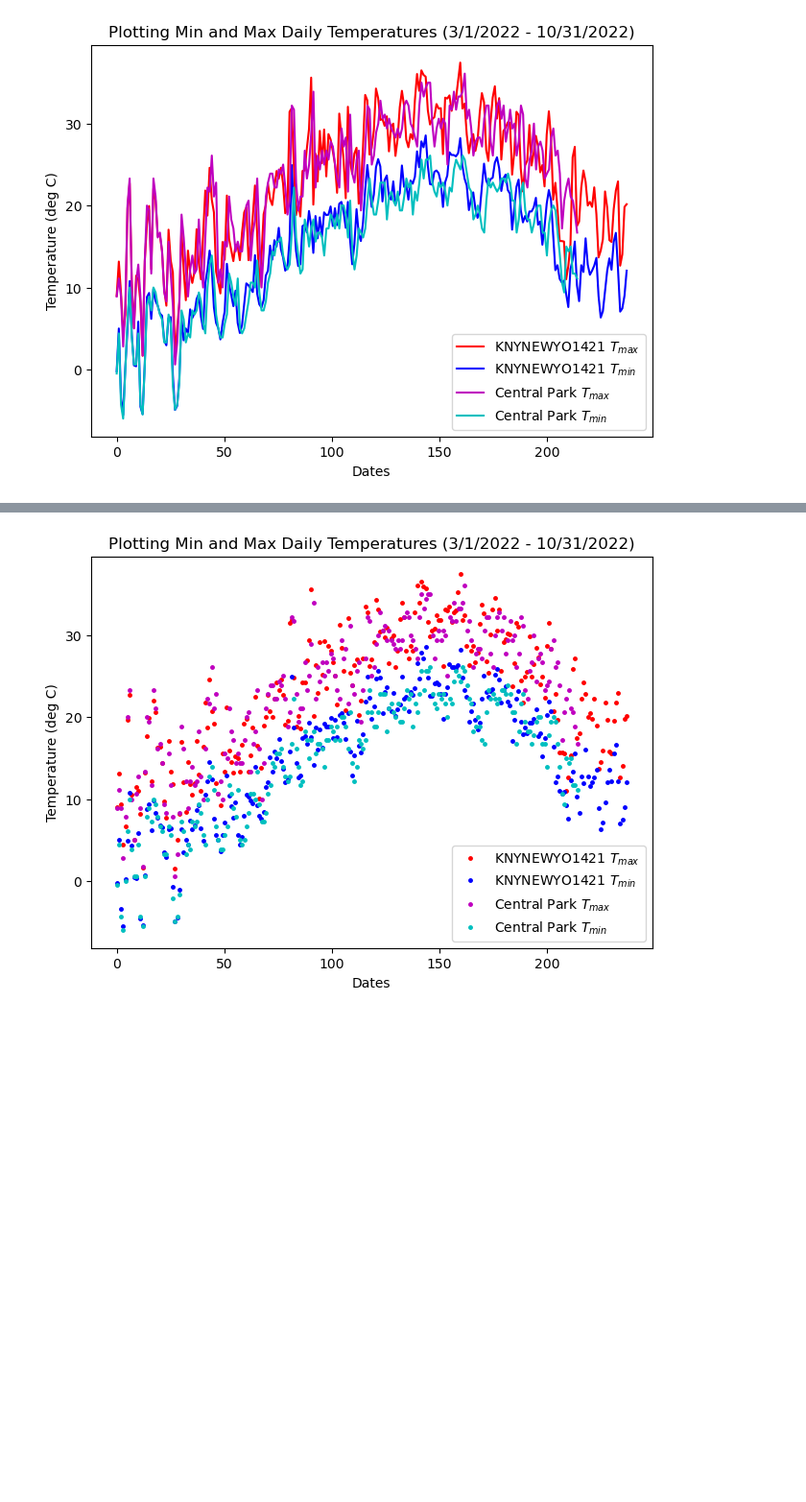
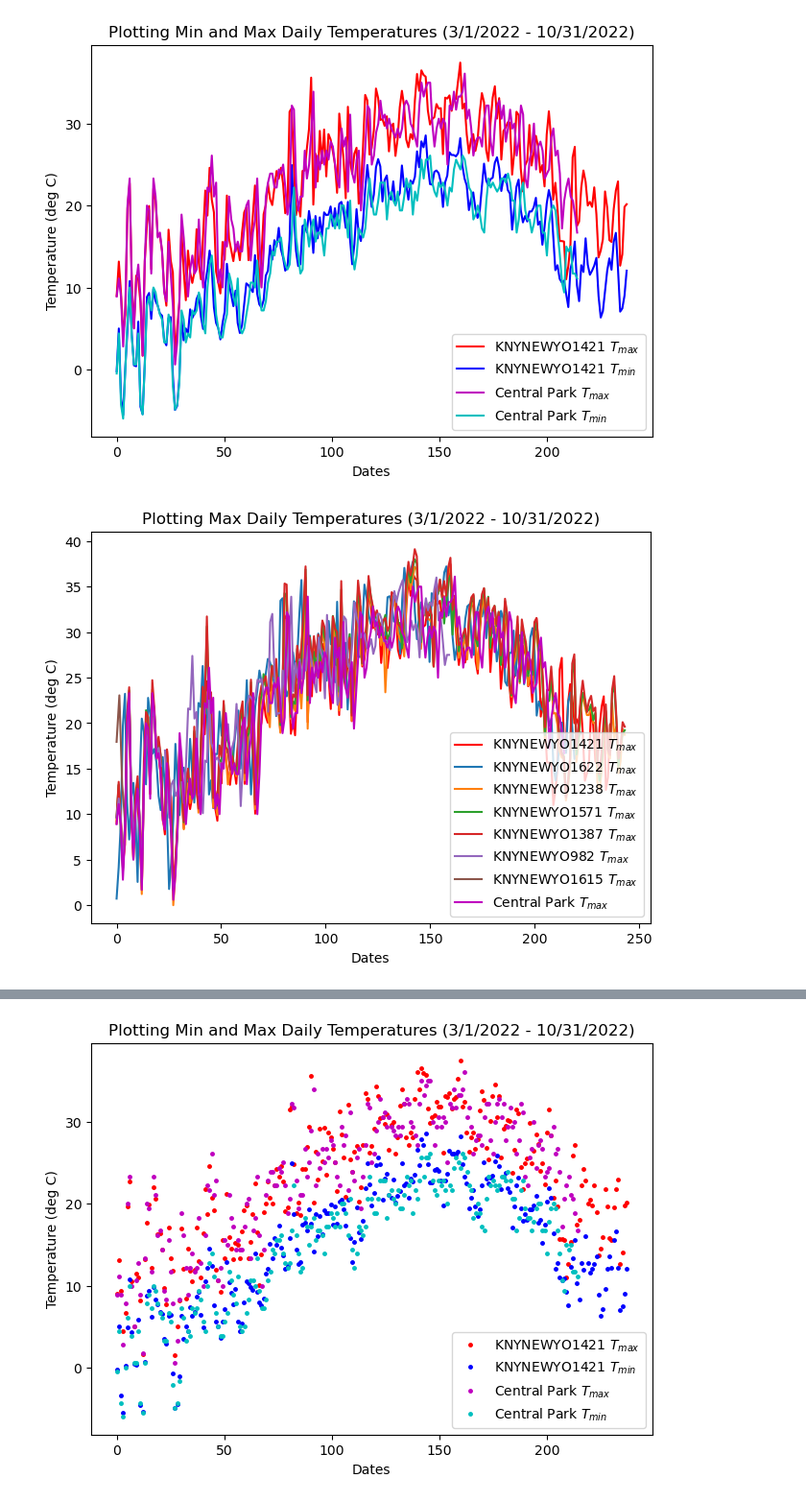
Before and after one commit to soph-loaf/aht_project, a Jupyter notebook: Analyzing_WUData_SAL.ipynb, the cells around one changed output, grey strips where cells are left out. Shown at 96% size. Saved outputs shown, nothing was run; the diff lists cells and outputs as text; code cells hidden in the pictures; blank space fills up the shorter version.

Commit message:
4/26 doing some temperature plotting

```diff
--- a/Analyzing_WUData_SAL.ipynb
+++ b/Analyzing_WUData_SAL.ipynb
@@ -455,3 +455,37 @@ plt.legend(loc='lower right')
 plt.show()
 # %% [output]
 [figure]
+# %%
+mindailytemp0 = wd_mindailytemp_list[0]
+# print(mindailytemp0[0])
+
+x_min_wud0 = np.linspace(0.0, mindailytemp0.shape[0], mindailytemp0.shape[0])
+x_range = lambda s: np.linspace(0.0, s.shape[0], s.shape[0])
+
+#plotting Weather Underground weather data
+fig = plt.figure(constrained_layout = True)
+ax = plt.gca()
+# locator = mdates.AutoDateLocator()
+# formatter = mdates.ConciseDateFormatter(locator)
+# ax.xaxis.set_major_locator(locator)
+# ax.xaxis.set_major_formatter(formatter)
+ax.plot(x_range(wd_mindailytemp_list[0]), wd_maxdailytemp_list[0], 'r', markersize=2.5, label=r'KNYNEWYO'+wu_list[0]+' $T_{max}$')  ##close to Central Park (uptown - Harlem)
+ax.plot(x_range(wd_mindailytemp_list[1]), wd_maxdailytemp_list[1],  markersize=2.5, label=r'KNYNEWYO'+wu_list[1]+' $T_{max}$')  ##close to Central Park (uptown - Harlem)
+ax.plot(x_range(wd_mindailytemp_list[2]), wd_maxdailytemp_list[2],  markersize=2.5, label=r'KNYNEWYO'+wu_list[2]+' $T_{max}$')  ##close to Central Park (uptown - Harlem)
+# ax.plot(x_range(wd_mindailytemp_list[3]), wd_maxdailytemp_list[3],  markersize=2.5, label=r'KNYNEWYO'+wu_list[3]+' $T_{max}$')  ##close to Central Park (uptown - Harlem)
+ax.plot(x_range(wd_mindailytemp_list[4]), wd_maxdailytemp_list[4],  markersize=2.5, label=r'KNYNEWYO'+wu_list[4]+' $T_{max}$')  ##close to Central Park (uptown - Harlem)
+# ax.plot(x_range(wd_mindailytemp_list[5]), wd_maxdailytemp_list[5],  markersize=2.5, label=r'KNYNEWYO'+wu_list[5]+' $T_{max}$')  ##close to Central Park (uptown - Harlem)
+# ax.plot(x_range(wd_mindailytemp_list[6]), wd_maxdailytemp_list[6],  markersize=2.5, label=r'KNYNEWYO'+wu_list[6]+' $T_{max}$')  ##close to Central Park (uptown - Harlem)
+ax.plot(x_range(wd_mindailytemp_list[7]), wd_maxdailytemp_list[7],  markersize=2.5, label=r'KNYNEWYO'+wu_list[7]+' $T_{max}$')  ##close to Central Park (uptown - Harlem)
+ax.plot(x_range(wd_mindailytemp_list[8]), wd_maxdailytemp_list[8],  markersize=2.5, label=r'KNYNEWYO'+wu_list[8]+' $T_{max}$')  ##close to Central Park (uptown - Harlem)
+ax.plot(x_range(wd_mindailytemp_list[9]), wd_maxdailytemp_list[9],  markersize=2.5, label=r'KNYNEWYO'+wu_list[9]+' $T_{max}$')  ##close to Central Park (uptown - Harlem)
+
+ax.plot(x_max_ctrl, T_max_ctrl, 'm', markersize=2.5, label=r'Central Park $T_{max}$')  ##close to Central Park (uptown - Harlem)
+ax.set_xlabel("Dates")
+ax.set_ylabel("Temperature (deg C)")
+# ax.set_ylim([20.0, 105.0])
+ax.set_title('Plotting Max Daily Temperatures (3/1/2022 - 10/31/2022)')
+plt.legend(loc='lower right')
+plt.show()
+# %% [output]
+[figure, added]
```
Also changed, not shown: parts of 2 cells of this notebook.
